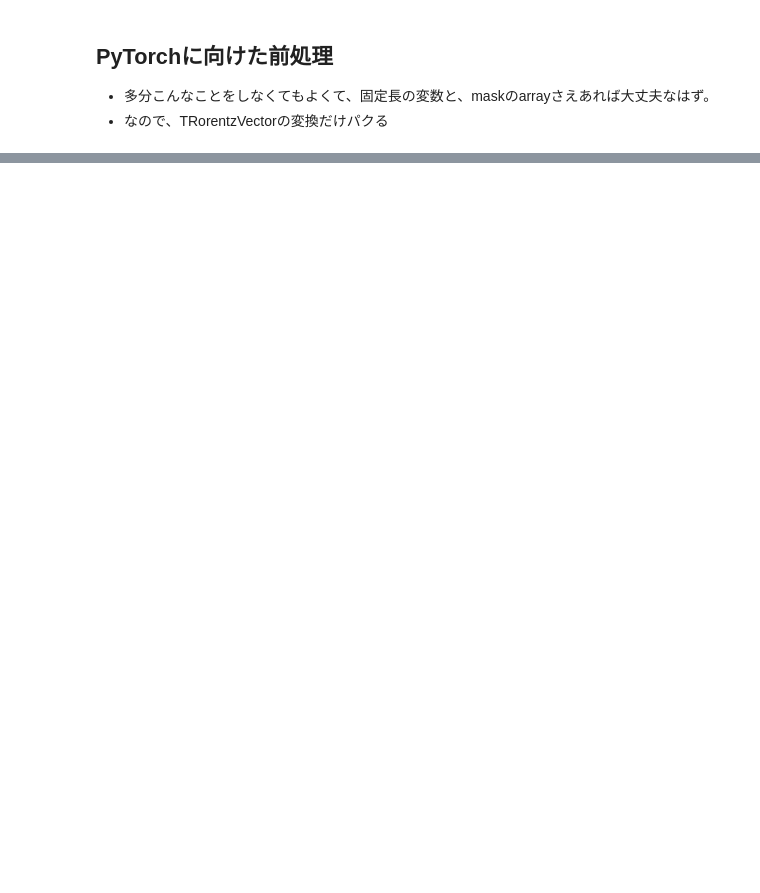
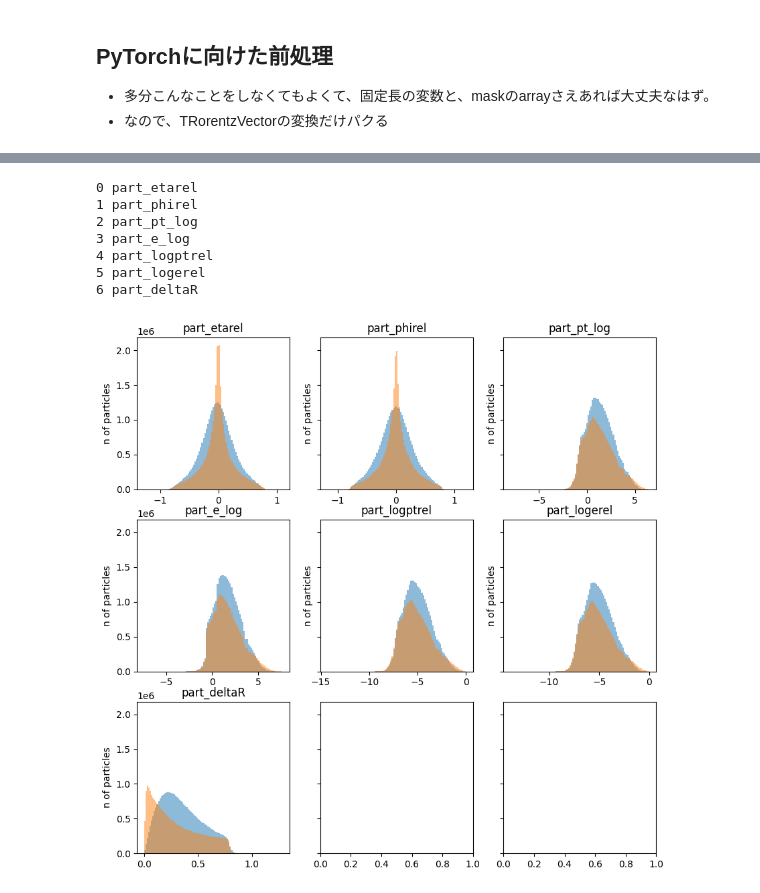
Before and after one commit to oXyut/particlenet-toptagging, a Jupyter notebook: 2_preprocessing.ipynb, the cells around one changed output, grey strips where cells are left out. Cells and saved outputs as stored; diff of their text form; code cells hidden in the pictures; blank space fills up the shorter version.

```diff
--- a/2_preprocessing.ipynb
+++ b/2_preprocessing.ipynb
@@ -167,0 +314,19 @@ part_ptrel # JaggedArray of arrays of floats, one per jet
+# %%
+part_var_names = [
+    "part_etarel",
+    "part_phirel",
+    "part_pt_log",
+    "part_e_log",
+    "part_logptrel",
+    "part_logerel",
+    "part_deltaR",
+]
+
+part_var = {}
+
+with h5py.File('./processed/train_file_0.h5', 'r') as f:
+    mask = f["mask"][()]
+    label = f["label"][()]
+    for k in part_var_names:
+        print(k)
+        part_var[k] = f[k][()]
@@ -167,0 +341,21 @@ part_ptrel # JaggedArray of arrays of floats, one per jet
+# %%
+fig, ax = plt.subplots(nrows=3, ncols=3, figsize=(10,10), sharey=True)
+for i, (k,v) in enumerate(part_var.items()):
+    print(i, k)
+    bins = np.linspace(v[mask].min(), v[mask].max(), 100)
+    ax[i//3,i%3].hist(v[label==1][mask[label==1]], label="top", bins=bins, alpha=0.5)
+    ax[i//3,i%3].hist(v[label==0][mask[label==0]], label="QCD", bins=bins, alpha=0.5)
+    ax[i//3,i%3].set(
+        title=k,
+        ylabel="n of particles",
+    )
+plt.show()
+# %% [output]
+0 part_etarel
+1 part_phirel
+2 part_pt_log
+3 part_e_log
+4 part_logptrel
+5 part_logerel
+6 part_deltaR
+[figure, added]
```
Also changed, not shown: parts of 10 cells of this notebook.
